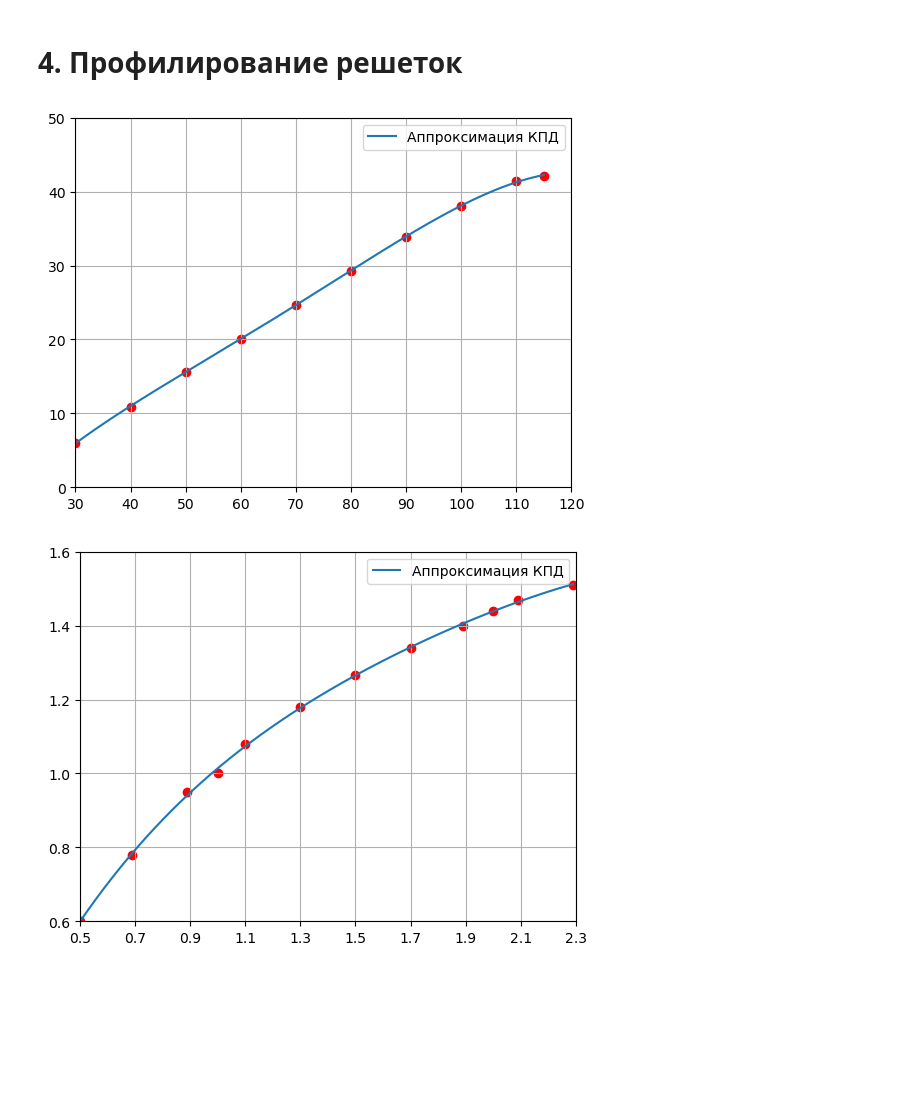
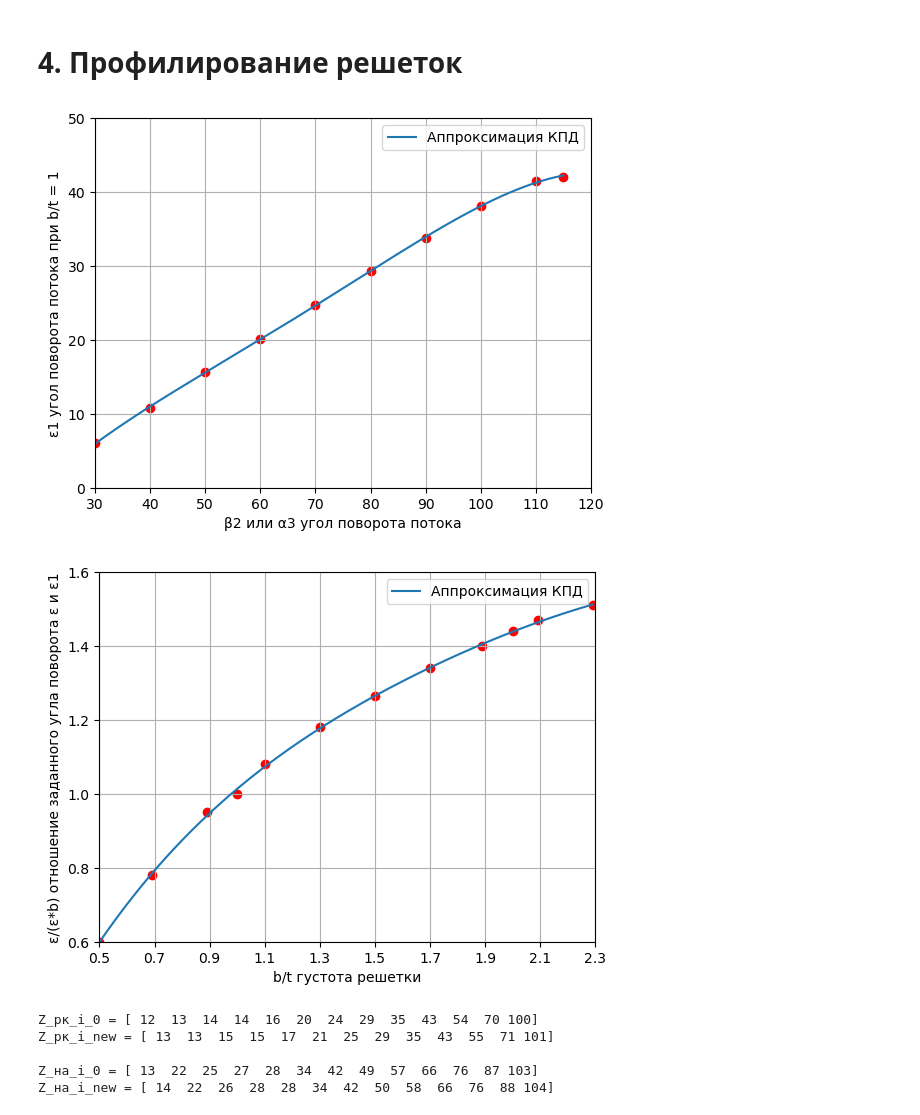
Before and after one commit to mikiway902/Compressor_Kurs, a Jupyter notebook: main.ipynb, the cells around one changed output. Drawn from its saved outputs; the diff is of its cells as text; code cells hidden in the pictures; blank space fills up the shorter version.

```diff
--- a/main.ipynb
+++ b/main.ipynb
@@ -1046,6 +1059,8 @@ plt.xlim(30,120)
 plt.ylim(0, 50)
 plt.xticks(np.arange(30, 130, 10))  # Установка делений по оси X с шагом 10
 plt.yticks(np.arange(0, 60, 10))  # Установка делений по оси Y с шагом 10
+plt.xlabel("β2 или α3 угол поворота потока")
+plt.ylabel("ε1 угол поворота потока при b/t = 1")
 plt.grid(True) # Добавление сетки
 plt.legend()
 plt.show()
@@ -1053,7 +1068,7 @@ plt.show()
 ε_1_x_line = β_2_dots_smooth
 ε_1_y_line = ε_b_ε_dots_smooth
 # %% [output]
-[figure, old version]
+[figure, new version]
 # %%
 # График с учебника рис. 4
 
@@ -1061,31 +1076,33 @@ plt.show()
 b_t_dots = np.array([0.5, 0.69, 0.89, 1.0, 1.1, 1.3, 1.5, 1.7, 1.89, 2.0, 2.09, 2.29])       # точки по оси X для теоретического напора
 ε__b_ε_dots = np.array([0.6, 0.78, 0.95, 1.0, 1.08, 1.18, 1.265, 1.34, 1.4, 1.44, 1.47, 1.51])      # точки по оси Y для теоретического напора
 
 #b_t_dots = np.array([0.5, 1.0, 1.5,2.0, 2.29])       # точки по оси X для теоретического напора
 #ε__b_ε_dots = np.array([0.6, 1.0, 1.265, 1.44, 1.51])      # точки по оси Y для теоретического напора
 
 
 # аппроксимация полиномом степени stepen
 stepen = 4
 coeffs1 = np.polyfit(b_t_dots, ε__b_ε_dots, stepen)
 poly1 = np.poly1d(coeffs1)
 
 smoothness = 100000     # Число точек
 
 b_t_dots_smooth = np.linspace(min(b_t_dots), max(b_t_dots), smoothness)
 ε__b_ε_dots_smooth = poly1(b_t_dots_smooth)
 
 plt.plot(b_t_dots_smooth, ε__b_ε_dots_smooth, label="Аппроксимация КПД")
 plt.scatter(b_t_dots, ε__b_ε_dots, color="red")
 plt.xlim(0.5,2.3)
 plt.ylim(0.6, 1.6)
 plt.xticks(np.arange(0.5, 2.4, 0.2))  # Установка делений по оси X с шагом 0.2
 plt.yticks(np.arange(0.6, 1.7, 0.2))  # Установка делений по оси Y с шагом 0.2
+plt.xlabel("b/t густота решетки")
+plt.ylabel("ε/(ε*b) отношение заданного угла поворота ε и ε1")
 plt.grid(True) # Добавление сетки
 plt.legend()
 plt.show()
 
 ε_отн_x_line = b_t_dots_smooth
 ε_отн_y_line = ε__b_ε_dots_smooth
 # %% [output]
-[figure, old version]
+[figure, new version]
@@ -1138,0 +1118,60 @@ i_ξ_на_i = i_0ξ_на_i - n_ξ_на_i * θ_на_i
+# %%
+# 1.
+# Рабочее колесо
+ε_РК_x, ε_РК_i= find_nearest(β_2_i, ε_1_x_line, ε_1_y_line)
+bt_1_x, bt_1_i= find_nearest((ε_рк_i / ε_РК_i), ε_отн_x_line, ε_отн_y_line)
+
+# Направляющий аппарат
+ε_НА_x, ε_НА_i= find_nearest(α_3_i, ε_1_x_line, ε_1_y_line)
+bt_2_x, bt_2_i= find_nearest((ε_на_i / ε_НА_i), ε_отн_x_line, ε_отн_y_line)
+
+# Углы атаки
+i_рк_i = (2.5 * (bt_1_i - 1))  # Угол атаки для РК. Тут умножается на deg
+i_на_i = (2.5 * (bt_2_i - 2))  # Угол атаки для РК
+
+# Коэффициент учитывающий форму средней линии дуги профиля
+X_f_отн = 0.5   #  Может быть 0.45 для параболической формы
+m_рк_i = 0.23 * (2 * X_f_отн)**2 + 0.18 - 0.002 * β_2_i # Тут делится на deg
+m_на_i = 0.23 * (2 * X_f_отн)**2 + 0.18 - 0.002 * α_3_i
+
+θ_рк_i = ((ε_рк_i - i_рк_i) / (1 - m_рк_i * np.sqrt(1 / bt_1_i)))
+θ_на_i = ((ε_на_i - i_на_i) / (1 - m_на_i * np.sqrt(1 / bt_2_i)))
+
+if X_f_отн == 0.5:      # Дуга окружности
+    χ_рк_i = 0.5 * θ_рк_i
+    χ_на_i = 0.5 * θ_на_i
+elif X_f_отн == 0.45:   # Параболическая средняя линия
+    χ_рк_i = 0.6 * θ_рк_i
+    χ_на_i = 0.6 * θ_на_i
+
+v_рк_i = χ_рк_i + β_1_i + i_рк_i
+v_на_i = χ_на_i + α_2_i + i_на_i
+
+h_рк_i_отн = 2.5 + (-0.1) * np.arange(N_stupeney)   # от 2.5 до 4 может быть начальное удлинение
+h_на_i_отн = 2.5 + (-0.1) * np.arange(N_stupeney)   # от 2.5 до 4 может быть начальное удлинение
+
+b_рк_i = h_рк_i / h_рк_i_отн
+b_на_i = h_на_i / h_на_i_отн
+
+R_сл_рк_i = b_рк_i / (2 * np.sin(np.radians(θ_рк_i) / 2))
+R_сл_на_i = b_на_i / (2 * np.sin(np.radians(θ_на_i) / 2))
+
+t_ср_рк_i = b_рк_i / bt_1_i
+t_ср_на_i = b_на_i / bt_2_i
+
+Z_рк_i = np.array(np.ceil(np.pi * D_к_i * r_ср1_отн_i / t_ср_рк_i), dtype = int)
+print(f"Z_рк_i_0 = {Z_рк_i}")
+Z_рк_i[Z_рк_i % 2 == 0] += 1
+print(f"Z_рк_i_new = {Z_рк_i}", "\n")
+
+
+Z_на_i = np.array(np.ceil(np.pi * D_к_i * r_ср2_отн_i / t_ср_на_i), dtype = int)
+print(f"Z_на_i_0 = {Z_на_i}")
+Z_на_i[Z_на_i % 2 != 0] += 1
+print(f"Z_на_i_new = {Z_на_i}")
+# %% [output]
+Z_рк_i_0 = [ 12  13  14  14  16  20  24  29  35  43  54  70 100]
+Z_рк_i_new = [ 13  13  15  15  17  21  25  29  35  43  55  71 101]
+
+Z_на_i_0 = [ 13  22  25  27  28  34  42  49  57  66  76  87 103]
+Z_на_i_new = [ 14  22  26  28  28  34  42  50  58  66  76  88 104]
```
Also changed, not shown: parts of 11 cells of this notebook, 2 other files.
